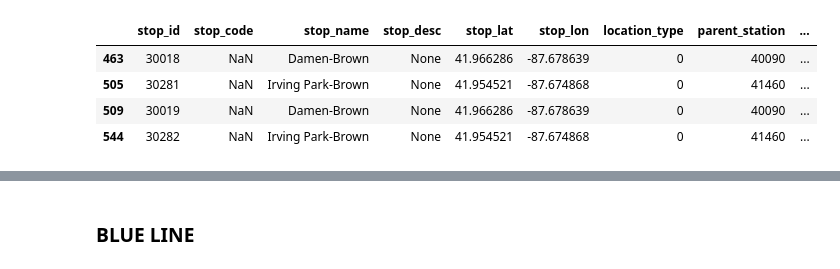
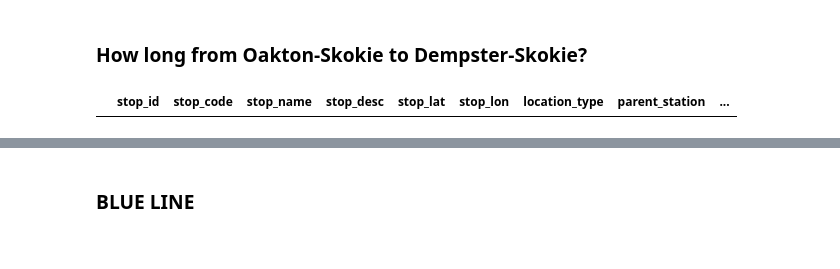
Before and after one commit to michaelslice/CTA-Data-Analysis-Visualization, a Jupyter notebook: station-times.ipynb, the cells around one changed output, grey strips where cells are left out. Drawn from its saved outputs; the diff is of its cells as text; code cells hidden in the pictures.

```diff
--- a/station-times.ipynb
+++ b/station-times.ipynb
@@ -263,11 +113,9 @@ station_id_map = gpd.read_parquet('station-id-map.parquet')
+# %% [markdown]
+### How long from Oakton-Skokie to Dempster-Skokie?
 # %%
 # From the station id map, we can look at the edf directly and find how long it takes to go from one stop to another
-# Take Brown Line (Irving Park-Brown to Damen-Brown)
-station_id_map[(station_id_map.line == 'T') & station_id_map.stop_name.isin(['Irving Park-Brown','Damen-Brown'])]
+# Take Yellow (Oakton-Skokie to Dempster-Skokie)
+station_id_map[(station_id_map.line == 'Y') & station_id_map.stop_name.isin(['Oakton-Skokie, Dempster-Skokie'])]
 # %% [output]
 |  | stop_id | stop_code | stop_name | stop_desc | stop_lat | stop_lon | location_type | parent_station | ... |
-| 463 | 30018 | NaN | Damen-Brown | None | 41.966286 | -87.678639 | 0 | 40090 | ... |
-| 505 | 30281 | NaN | Irving Park-Brown | None | 41.954521 | -87.674868 | 0 | 41460 | ... |
-| 509 | 30019 | NaN | Damen-Brown | None | 41.966286 | -87.678639 | 0 | 40090 | ... |
-| 544 | 30282 | NaN | Irving Park-Brown | None | 41.954521 | -87.674868 | 0 | 41460 | ... |
 # %%
```
Also changed, not shown: parts of 121 cells of this notebook, 1 other file.
